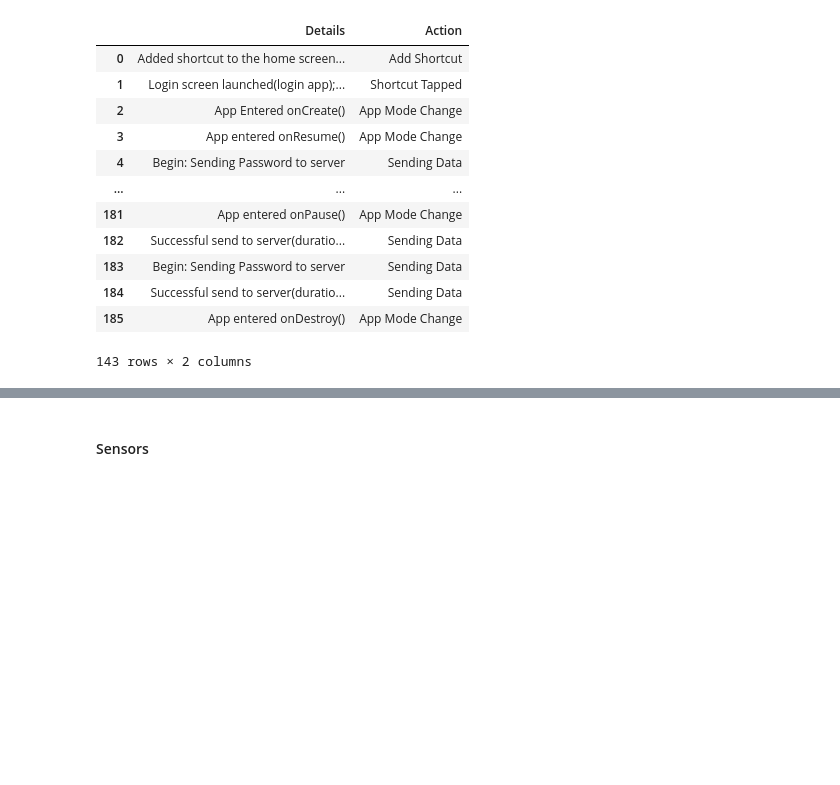
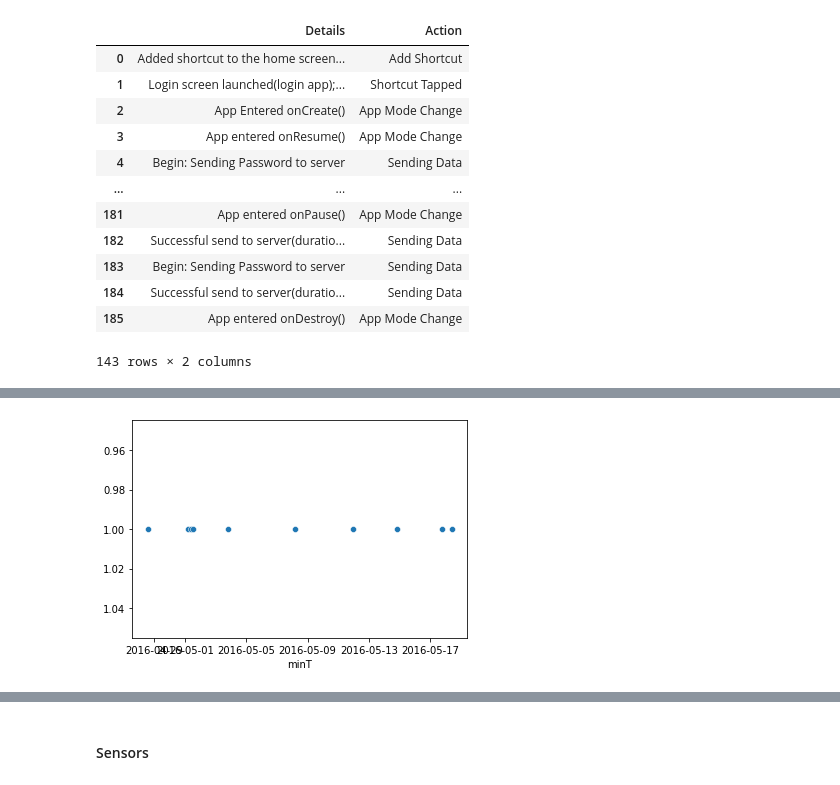
Before and after one commit to kentlingcampbell/project_SherLock, a Jupyter notebook: SherLock.ipynb, the cells around one changed output, grey strips where cells are left out. Saved outputs shown, nothing was run; the diff lists cells and outputs as text; code cells hidden in the pictures; blank space fills up the shorter version.

Commit message:
Moriarty eda

```diff
--- a/SherLock.ipynb
+++ b/SherLock.ipynb
@@ -293,3 +341,19 @@ Moriarty[Moriarty["ActionType"] == "malicious"][["Details", "Action"]]
 | 184 | Successful send to server(duratio... | Sending Data |
 | 185 | App entered onDestroy() | App Mode Change |
 143 rows × 2 columns
+# %%
+mSessList = Moriarty['SessionID'].unique()
+minT = []
+maxT = []
+
+for i, ses in enumerate(mSessList):
+    x = Moriarty[Moriarty['SessionID'] == ses]['UUID'].min()
+    y = Moriarty[Moriarty['SessionID'] == ses]['UUID'].max()
+    minT.append(x)
+    maxT.append(y)
+
+MoriartySessions = pd.concat([pd.Series(mSessList,name='SessionID'),
+                              pd.Series(minT,name='minT'),
+                              pd.Series(maxT,name='maxT')], axis=1)
+MoriartySessions['Duration'] = MoriartySessions['maxT'] - MoriartySessions['minT']
+MoriartySessions
@@ -296 +372,8 @@ Moriarty[Moriarty["ActionType"] == "malicious"][["Details", "Action"]]
+# %%
+# time series plots of moriarty
+sns.scatterplot(data=MoriartySessions, x='minT', y=1)
+plt.gca().invert_yaxis()
+plt.show()
+# %% [output]
+[figure, added]
 # %%
```
Also changed, not shown: parts of 13 cells of this notebook.
